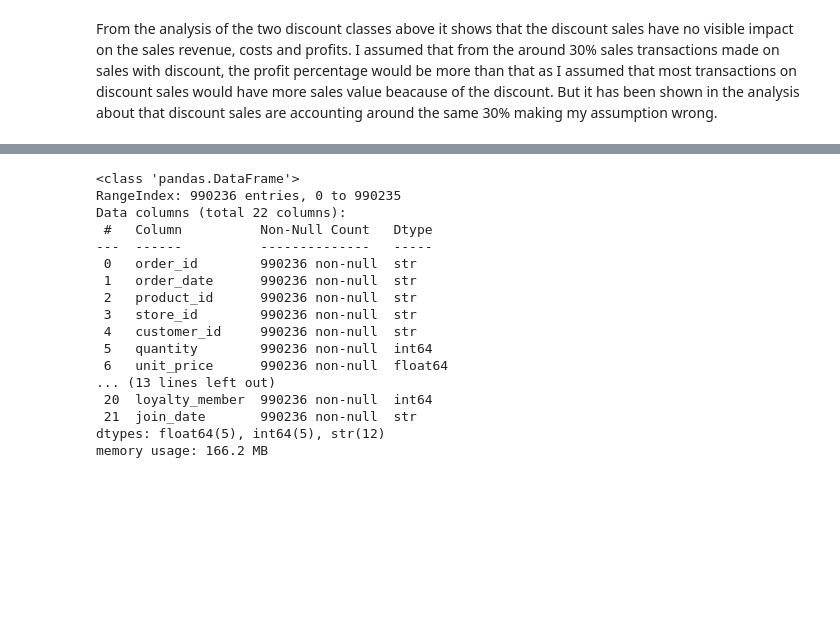
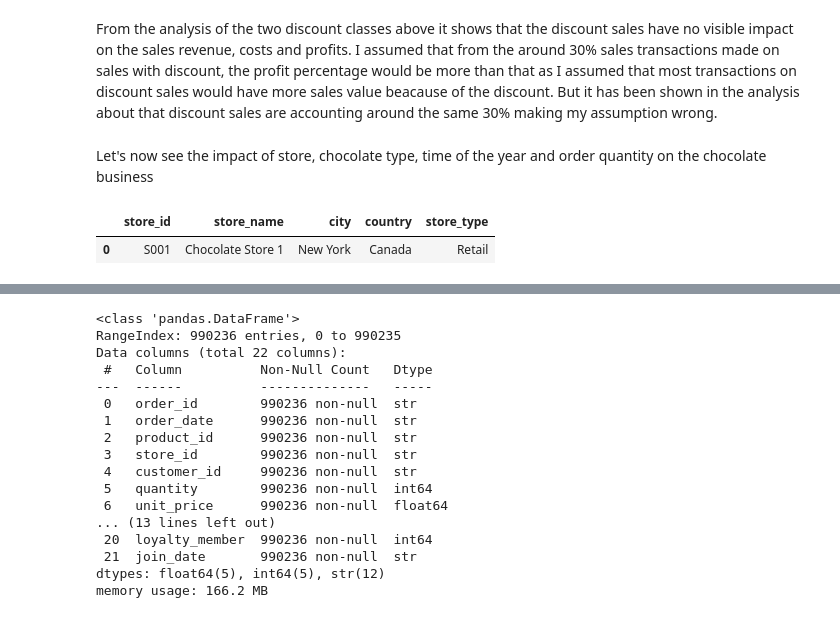
Before and after one commit to GeorgeFrezerMakina/Data-Analysis-Portifolio, a Jupyter notebook: chocolate-sales-analysis/chocolate-sales-analysis.ipynb, the cells around one changed output, grey strips where cells are left out. Saved outputs shown, nothing was run; the diff lists cells and outputs as text; code cells hidden in the pictures; blank space fills up the shorter version.

```diff
--- a/chocolate-sales-analysis/chocolate-sales-analysis.ipynb
+++ b/chocolate-sales-analysis/chocolate-sales-analysis.ipynb
@@ -289,3 +210,12 @@ True     0.337301
 Name: profit, dtype: float64
 # %% [markdown]
 From the analysis of the two discount classes above it shows that the discount sales have no visible impact on the sales revenue, costs and profits. I assumed that from the around 30% sales transactions made on sales with discount, the profit percentage would be more than that as I assumed that most transactions on discount sales would have more sales value beacause of the discount. But it has been shown in the analysis about that discount sales are accounting around the same 30% making my assumption wrong.
+# %% [markdown]
+Let's now see the impact of store, chocolate type, time of the year and order quantity on the chocolate business
+# %%
+sales_df.head(1)
+stores = dataframes["stores.csv"]
+stores.head(1)
+# %% [output]
+|  | store_id | store_name | city | country | store_type |
+| 0 | S001 | Chocolate Store 1 | New York | Canada | Retail |
```
Also changed, not shown: parts of 13 cells of this notebook, 1 other file.
